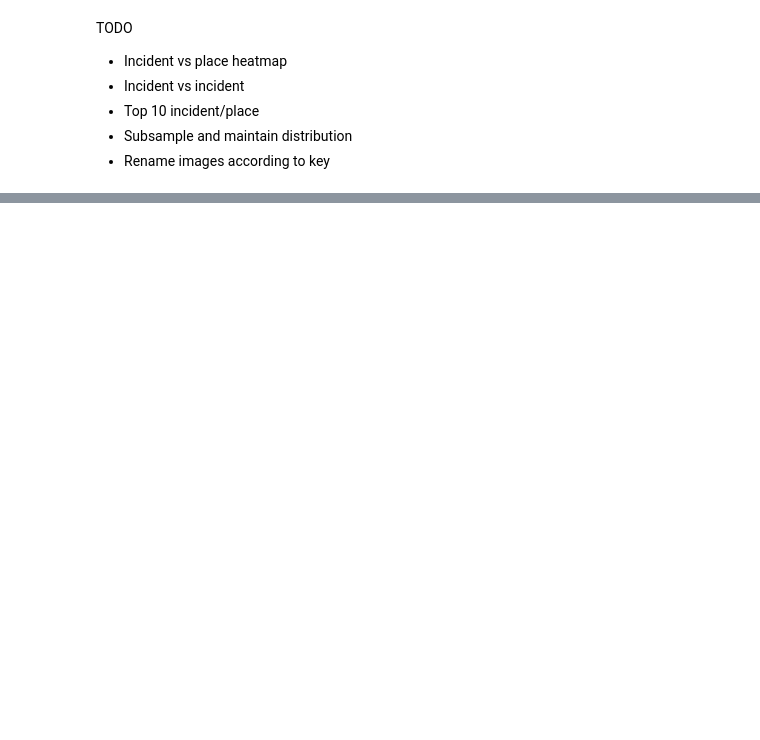
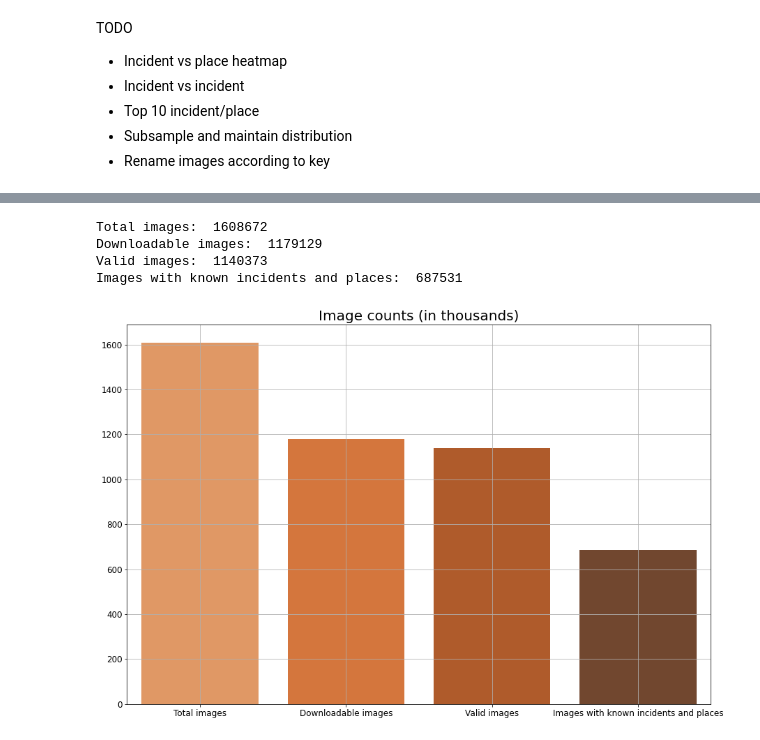
Before and after one commit to gguzzy/IncidentsDataset, a Jupyter notebook: preprocessing/visualize_dataset.ipynb, the cells around one changed output, grey strips where cells are left out. Cells and saved outputs as stored; diff of their text form; code cells hidden in the pictures; blank space fills up the shorter version.

```diff
--- a/preprocessing/visualize_dataset.ipynb
+++ b/preprocessing/visualize_dataset.ipynb
@@ -107,0 +135,28 @@ df
+# %%
+all_images = len(df)
+print("Total images: ", all_images)
+downloadable_images = len(df[df["downloadable"] == True])
+print("Downloadable images: ", downloadable_images)
+valid_images = len(df[df["valid_image"] == True])
+print("Valid images: ", valid_images)
+not_unknown_images = len(df[(df["Number of known incidents"] != 0) & (df["Number of known places"] != 0)])
+print("Images with known incidents and places: ", not_unknown_images)
+
+x_labels = ["Total images", "Downloadable images", "Valid images", "Images with known incidents and places"]
+y_values = [all_images, downloadable_images, valid_images, not_unknown_images]
+y_values = [val // 1000 for val in y_values]
+
+# Plot the number of images with each number of labels in
+fig, ax = plt.subplots(1, 1, figsize=(15, 10))
+sns.barplot(x=x_labels, y=y_values, ax=ax)
+ax.set_title("Image counts (in thousands)", fontsize=20)
+# Make the font size of the x and y axis labels larger
+ax.tick_params(labelsize=12)
+plt.grid()
+plt.show()
+# %% [output]
+Total images:  1608672
+Downloadable images:  1179129
+Valid images:  1140373
+Images with known incidents and places:  687531
+[figure, added]
```
Also changed, not shown: parts of 8 cells of this notebook, 3 other files.
